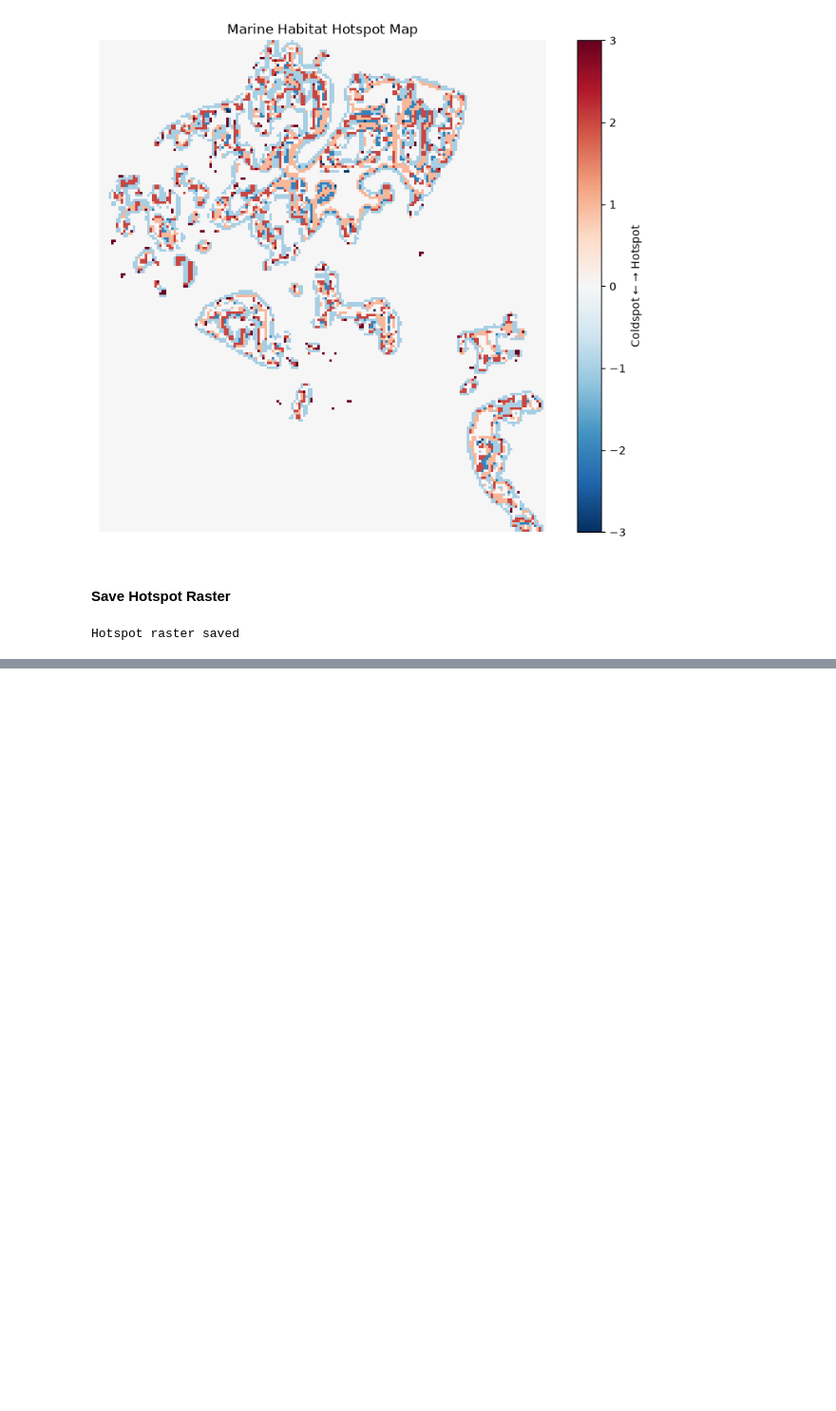
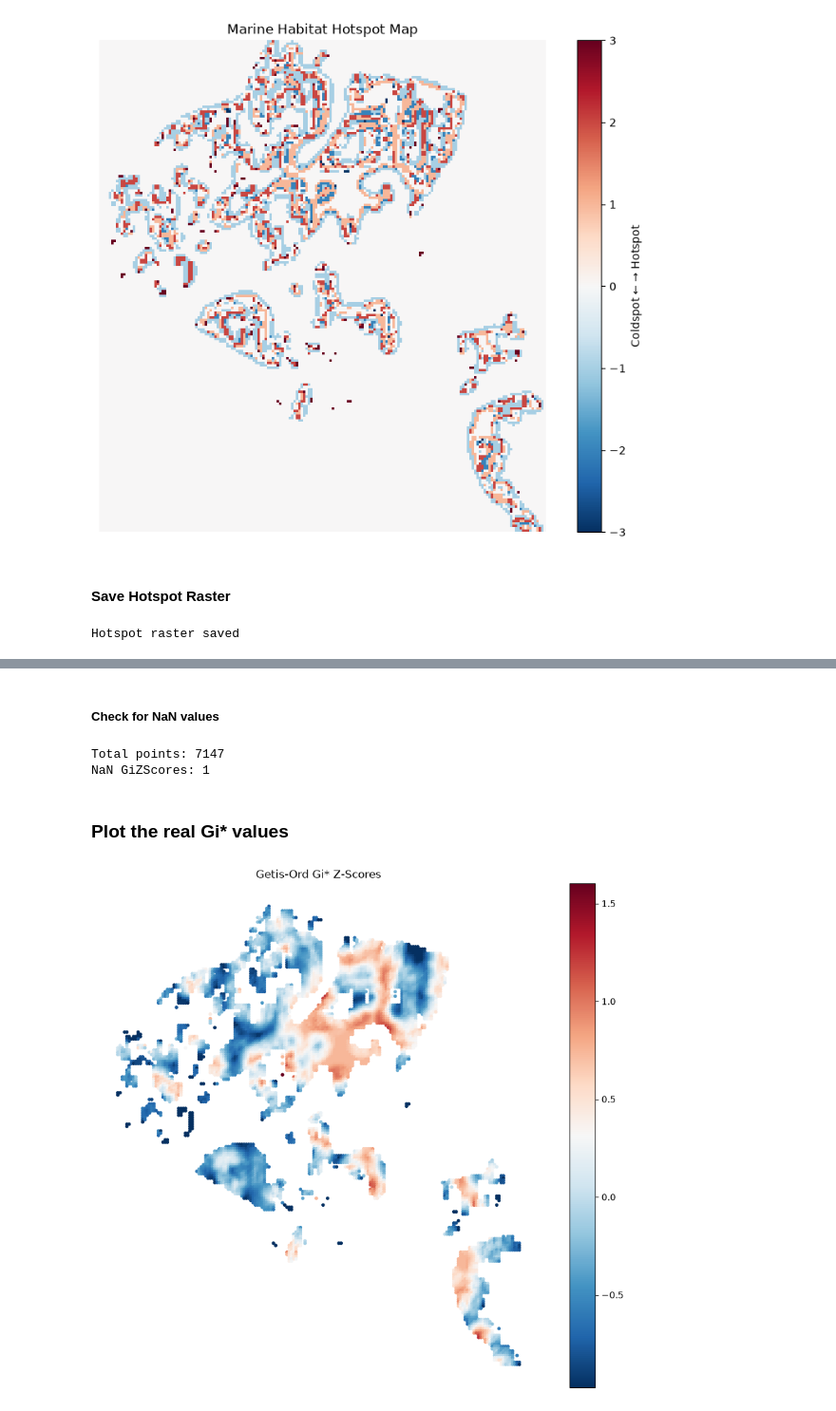
Before and after one commit to arjumanbanu3/python_automated_marine_habitat_modelling_sola, a Jupyter notebook: Automated_Habitat_Suitability_Sola.ipynb, the cells around one changed output, grey strips where cells are left out. Shown at 95% size. Cells and saved outputs as stored; diff of their text form; code cells hidden in the pictures; blank space fills up the shorter version.

```diff
--- a/Automated_Habitat_Suitability_Sola.ipynb
+++ b/Automated_Habitat_Suitability_Sola.ipynb
@@ -543,0 +659,11 @@ Hotspot raster saved
+# %%
+from libpysal.weights import DistanceBand
+
+w = DistanceBand.from_dataframe(
+    gdf,
+    threshold=200,
+    binary=True,
+    silence_warnings=True
+)
+
+print("Number of features:", w.n)
@@ -543,0 +674,11 @@ Hotspot raster saved
+# %%
+from esda.getisord import G_Local
+
+gi = G_Local(
+    gdf["richness"],
+    w
+)
+
+gdf["GiZScore"] = gi.Zs
+
+gdf[["richness", "GiZScore"]].head()
@@ -543,0 +692,26 @@ Hotspot raster saved
+# %% [markdown]
+##### Check for NaN values
+# %%
+print("Total points:", len(gdf))
+print("NaN GiZScores:", gdf["GiZScore"].isna().sum())
+# %% [output]
+Total points: 7147
+NaN GiZScores: 1
+# %% [markdown]
+### Plot the real Gi* values
+# %%
+fig, ax = plt.subplots(figsize=(12,10))
+
+gdf.plot(
+    column="GiZScore",
+    cmap="RdBu_r",
+    legend=True,
+    markersize=8,
+    ax=ax
+)
+
+plt.title("Getis-Ord Gi* Z-Scores")
+plt.axis("off")
+plt.show()
+# %% [output]
+[figure, added]
```
Also changed, not shown: parts of 20 cells of this notebook.
